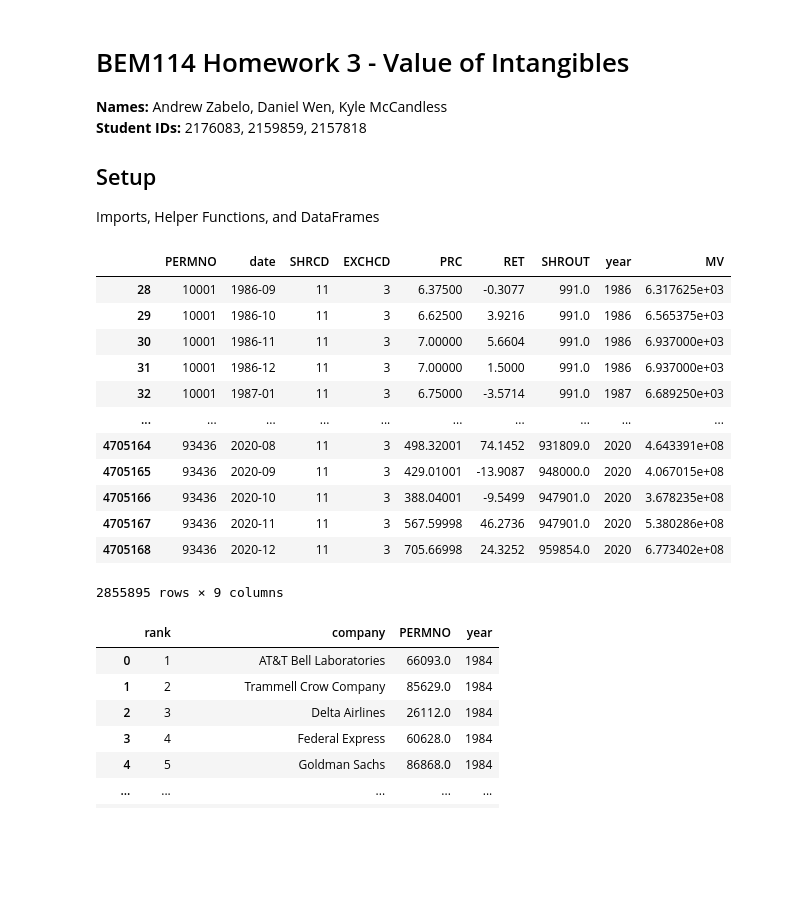
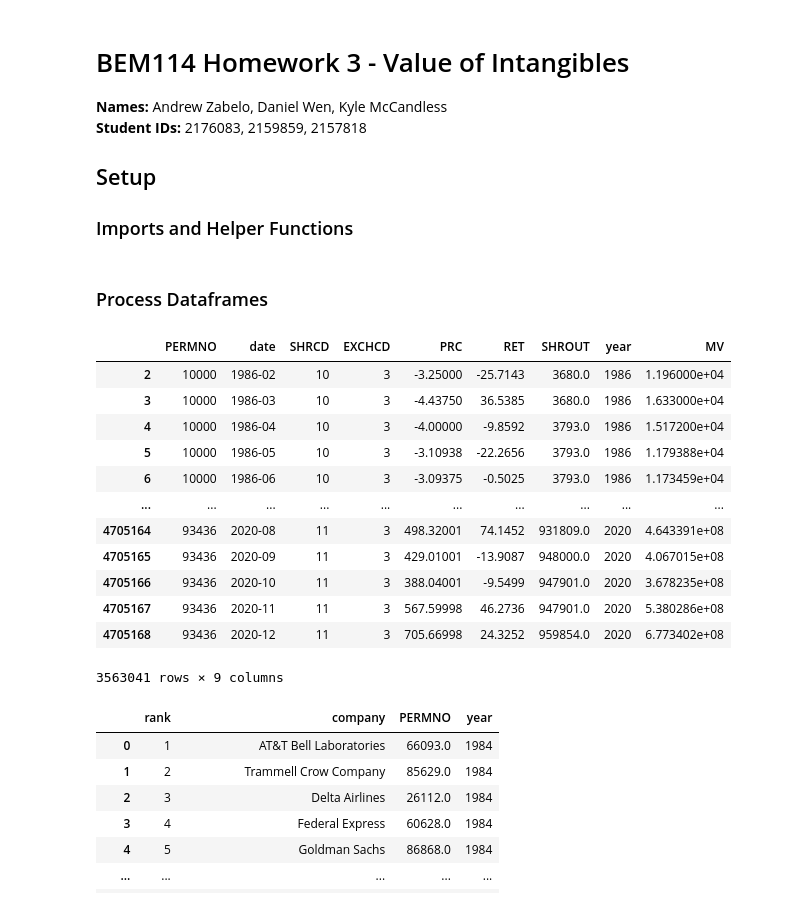
Before and after one commit to KMcCand/Hedge_Funds_Caltech, a Jupyter notebook: BEM114 HW3/BEM114_HW3_Andrew_Daniel_Kyle.ipynb, the cells around one changed output. Drawn from its saved outputs; the diff is of its cells as text; code cells hidden in the pictures; blank space fills up the shorter version.

```diff
--- a/BEM114 HW3/BEM114_HW3_Andrew_Daniel_Kyle.ipynb
+++ b/BEM114 HW3/BEM114_HW3_Andrew_Daniel_Kyle.ipynb
@@ -4,5 +4,6 @@
 **Student IDs:** 2176083, 2159859, 2157818
 
 ## Setup
-Imports, Helper Functions, and DataFrames
+
+### Imports and Helper Functions
 # %%
@@ -79,46 +116,47 @@ def plot_cum_returns(df, return_col_name, capm_beta):
 
     plt.legend()
     plt.show()
+# %% [markdown]
+### Process Dataframes
 # %%
 '''
 Load CRSP data
 '''
 
 crsp = pd.read_csv('crsp_1926_2020.zip')
 
 # Convert prices and returns to numeric and drop NaNs
 crsp['PRC'] = pd.to_numeric(crsp['PRC'], errors='coerce')
 crsp['RET'] = pd.to_numeric(crsp['RET'], errors='coerce')
 crsp = crsp.dropna(subset=['PRC', 'RET'])
 
 # Set types for relevant columns
 crsp = crsp.astype({'date': 'string', 'SHRCD': 'int', 'EXCHCD': 'int'})
 
-# [From HW2] Filter SHRCD and EXCHCD, remove negative prices
+# [From HW2] Filter SHRCD and EXCHCD
 crsp = crsp[crsp['SHRCD'].isin([10, 11])]
 crsp = crsp[crsp['EXCHCD'].isin([1, 2, 3])]
-crsp = crsp[crsp['PRC'] >= 0]
 
 # Reformat date column and add market value column
 crsp['date'] = crsp['date'].str[:-3]
 crsp['year'] = crsp['date'].str[:-3].astype('int')
-crsp['MV'] = crsp['PRC'] * crsp['SHROUT']
+crsp['MV'] = np.abs(crsp['PRC']) * crsp['SHROUT']
 crsp['RET'] *= 100
 crsp
 # %% [output]
 |  | PERMNO | date | SHRCD | EXCHCD | PRC | RET | SHROUT | year | MV |
-| 28 | 10001 | 1986-09 | 11 | 3 | 6.37500 | -0.3077 | 991.0 | 1986 | 6.317625e+03 |
-| 29 | 10001 | 1986-10 | 11 | 3 | 6.62500 | 3.9216 | 991.0 | 1986 | 6.565375e+03 |
-| 30 | 10001 | 1986-11 | 11 | 3 | 7.00000 | 5.6604 | 991.0 | 1986 | 6.937000e+03 |
-| 31 | 10001 | 1986-12 | 11 | 3 | 7.00000 | 1.5000 | 991.0 | 1986 | 6.937000e+03 |
-| 32 | 10001 | 1987-01 | 11 | 3 | 6.75000 | -3.5714 | 991.0 | 1987 | 6.689250e+03 |
+| 2 | 10000 | 1986-02 | 10 | 3 | -3.25000 | -25.7143 | 3680.0 | 1986 | 1.196000e+04 |
+| 3 | 10000 | 1986-03 | 10 | 3 | -4.43750 | 36.5385 | 3680.0 | 1986 | 1.633000e+04 |
+| 4 | 10000 | 1986-04 | 10 | 3 | -4.00000 | -9.8592 | 3793.0 | 1986 | 1.517200e+04 |
+| 5 | 10000 | 1986-05 | 10 | 3 | -3.10938 | -22.2656 | 3793.0 | 1986 | 1.179388e+04 |
+| 6 | 10000 | 1986-06 | 10 | 3 | -3.09375 | -0.5025 | 3793.0 | 1986 | 1.173459e+04 |
 | ... | ... | ... | ... | ... | ... | ... | ... | ... | ... |
 | 4705164 | 93436 | 2020-08 | 11 | 3 | 498.32001 | 74.1452 | 931809.0 | 2020 | 4.643391e+08 |
 | 4705165 | 93436 | 2020-09 | 11 | 3 | 429.01001 | -13.9087 | 948000.0 | 2020 | 4.067015e+08 |
 | 4705166 | 93436 | 2020-10 | 11 | 3 | 388.04001 | -9.5499 | 947901.0 | 2020 | 3.678235e+08 |
 | 4705167 | 93436 | 2020-11 | 11 | 3 | 567.59998 | 46.2736 | 947901.0 | 2020 | 5.380286e+08 |
 | 4705168 | 93436 | 2020-12 | 11 | 3 | 705.66998 | 24.3252 | 959854.0 | 2020 | 6.773402e+08 |
-2855895 rows × 9 columns
+3563041 rows × 9 columns
 # %%
 '''
 Load FF5 data
```
Also changed, not shown: parts of 11 cells of this notebook.
